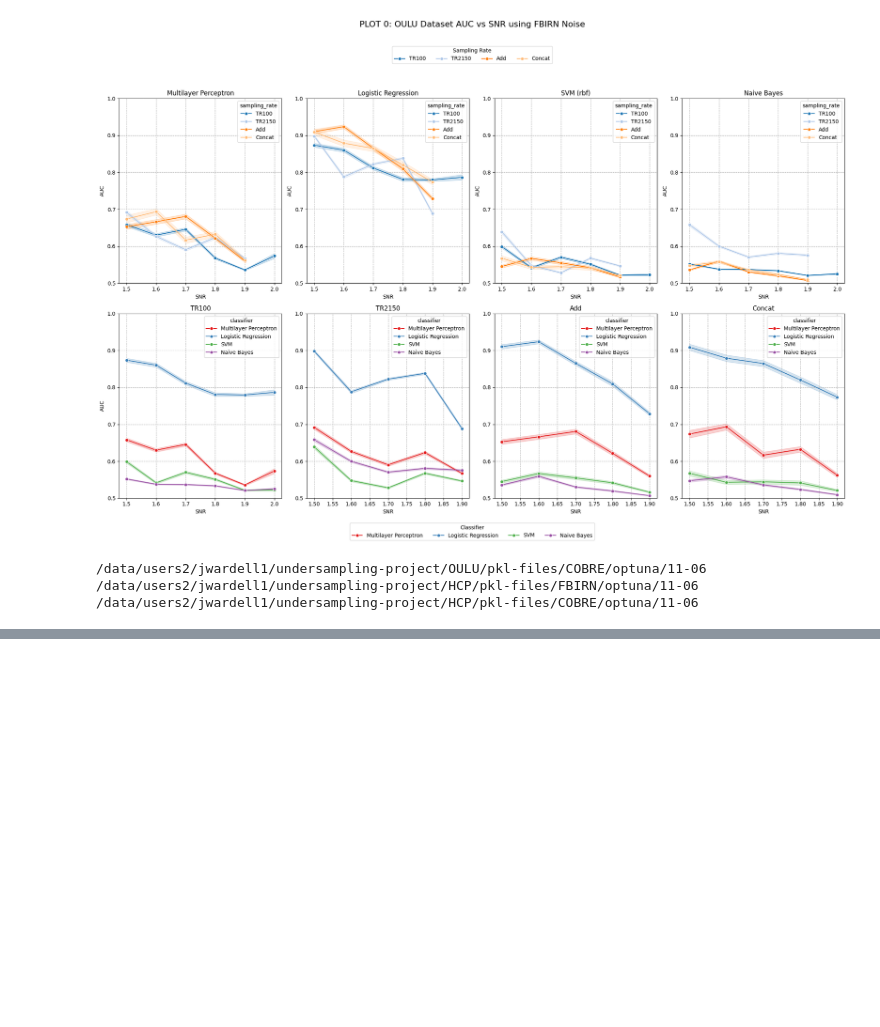
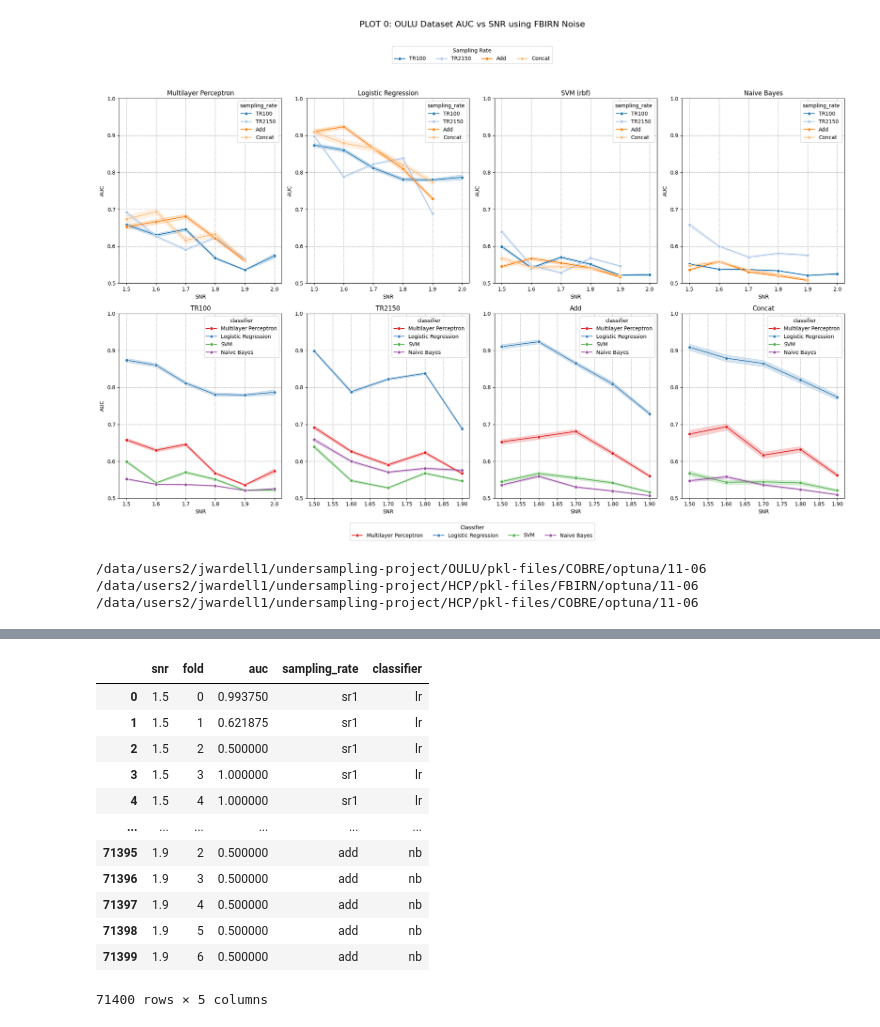
Before and after one commit to neuroneural/undersampling-project, a Jupyter notebook: scripts/plot.ipynb, the cells around one changed output, grey strips where cells are left out. Saved outputs shown, nothing was run; the diff lists cells and outputs as text; code cells hidden in the pictures; blank space fills up the shorter version.

```diff
--- a/scripts/plot.ipynb
+++ b/scripts/plot.ipynb
@@ -335,0 +321,16 @@ all_data = all_data.rename(columns={'roc': 'auc'})
+# %%
+all_data
+# %% [output]
+|  | snr | fold | auc | sampling_rate | classifier |
+| 0 | 1.5 | 0 | 0.993750 | sr1 | lr |
+| 1 | 1.5 | 1 | 0.621875 | sr1 | lr |
+| 2 | 1.5 | 2 | 0.500000 | sr1 | lr |
+| 3 | 1.5 | 3 | 1.000000 | sr1 | lr |
+| 4 | 1.5 | 4 | 1.000000 | sr1 | lr |
+| ... | ... | ... | ... | ... | ... |
+| 71395 | 1.9 | 2 | 0.500000 | add | nb |
+| 71396 | 1.9 | 3 | 0.500000 | add | nb |
+| 71397 | 1.9 | 4 | 0.500000 | add | nb |
+| 71398 | 1.9 | 5 | 0.500000 | add | nb |
+| 71399 | 1.9 | 6 | 0.500000 | add | nb |
+71400 rows × 5 columns
```
Also changed, not shown: parts of 2 cells of this notebook, 5 other files.
